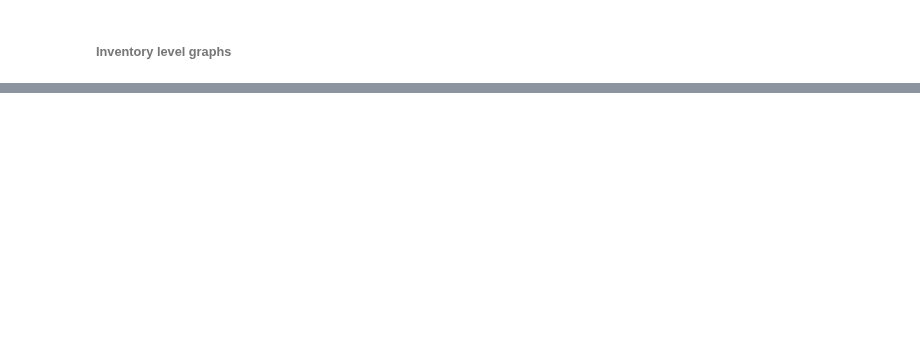
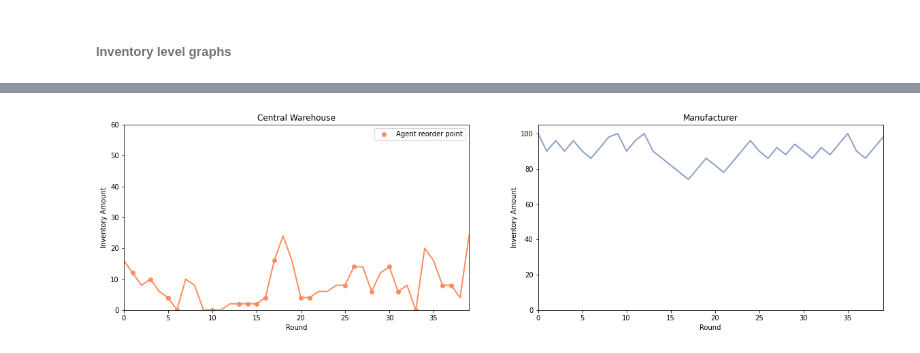
Before and after one commit to PatrickSinger99/ReinforcementLearningInventoryManagement, a Jupyter notebook: 5_stochastic_params_and_priorisation/main.ipynb, the cells around one changed output, grey strips where cells are left out. Cells and saved outputs as stored; diff of their text form; code cells hidden in the pictures; blank space fills up the shorter version.

```diff
--- a/5_stochastic_params_and_priorisation/main.ipynb
+++ b/5_stochastic_params_and_priorisation/main.ipynb
@@ -222,11 +235,24 @@ ________________________________________________________________________________
 # %%
 # Plot central warehouse inventory (Only display if simulated by adding a manufacturer)
 if len(cw_inventory_level) != 0:
     plt.rcParams["figure.figsize"] = (20, 5)
-    plt.plot(cw_inventory_level, color="green")
+    plt.subplot(1, 2, 1)
+    reorder_marker = mlines.Line2D([],[], color='#FC8D62', marker='o', linestyle='None', label="Agent reorder point")
+    plt.plot(cw_inventory_level, "-bo", color="#FC8D62", markevery=convert_to_marker_pos(cw_actions), linewidth=2)
+    plt.legend(handles=[reorder_marker])
     plt.title("Central Warehouse")
     plt.ylim(0, max_inventory_amount_central_warehouse)
     plt.xlim(0, simulation_length-1)
     plt.ylabel("Inventory Amount")
     plt.xlabel("Round")
+
+    plt.subplot(1, 2, 2)
+    plt.plot(manufacturer_inventory, color="#8DA0CB", linewidth=2)
+    plt.title("Manufacturer")
+    plt.ylim(0, env.simulation.get_manufacturer().get_inventory_limit()+5)
+    plt.xlim(0, simulation_length-1)
+    plt.ylabel("Inventory Amount")
+    plt.xlabel("Round")
     plt.show()
+# %% [output]
+[figure, added]
```
Also changed, not shown: parts of 8 cells of this notebook, 3 other files.
